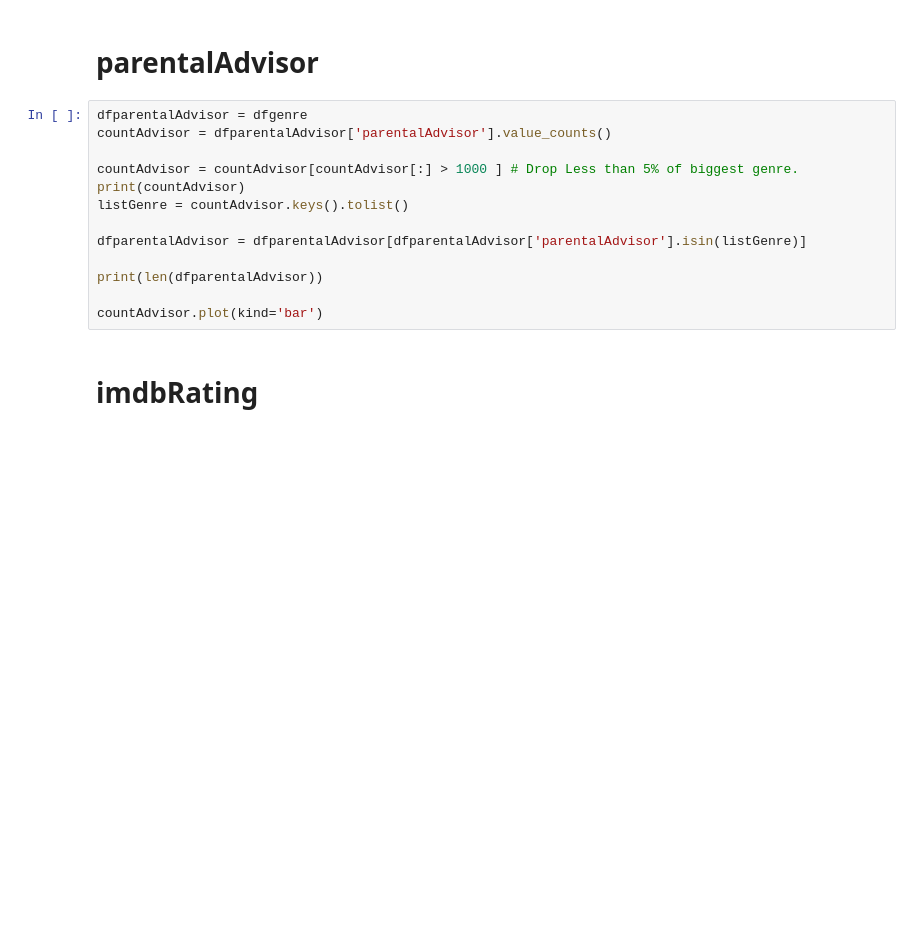
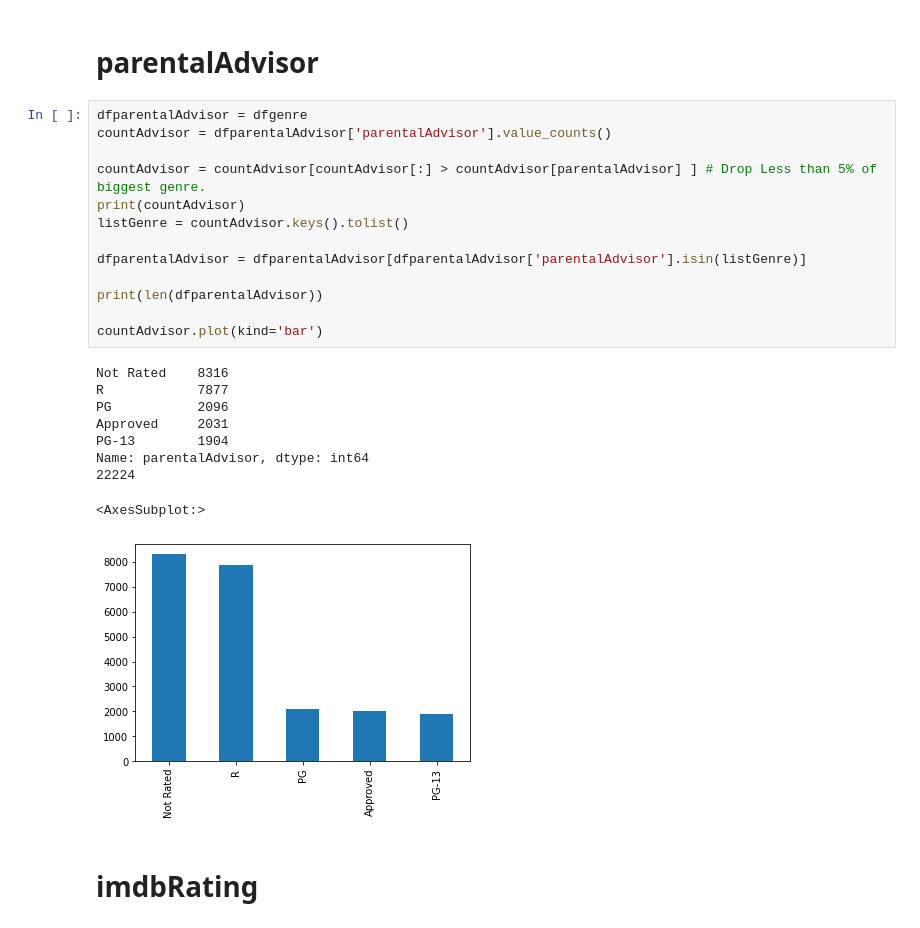
Before and after one commit to g0thier/Projet-Full-Stack, a Jupyter notebook: 05.Bis Models/000. Model Test.ipynb, the cells around one changed output. Drawn from its saved outputs; the diff is of its cells as text; blank space fills up the shorter version.

```diff
--- a/05.Bis Models/000. Model Test.ipynb
+++ b/05.Bis Models/000. Model Test.ipynb
@@ -76,16 +96,26 @@ countGenre.plot(kind='bar')
 # %%
 dfparentalAdvisor = dfgenre
 countAdvisor = dfparentalAdvisor['parentalAdvisor'].value_counts()
 
-countAdvisor = countAdvisor[countAdvisor[:] > 1000 ] # Drop Less than 5% of biggest genre.
+countAdvisor = countAdvisor[countAdvisor[:] > countAdvisor[parentalAdvisor] ] # Drop Less than 5% of biggest genre.
 print(countAdvisor)
 listGenre = countAdvisor.keys().tolist()
 
 dfparentalAdvisor = dfparentalAdvisor[dfparentalAdvisor['parentalAdvisor'].isin(listGenre)]
 
 print(len(dfparentalAdvisor))
 
 countAdvisor.plot(kind='bar')
+# %% [output]
+Not Rated    8316
+R            7877
+PG           2096
+Approved     2031
+PG-13        1904
+Name: parentalAdvisor, dtype: int64
+22224
+<AxesSubplot:>
+[figure, added]
 # %% [markdown]
 # imdbRating
 # %%
```
Also changed, not shown: parts of 14 cells of this notebook, 14 other files.
